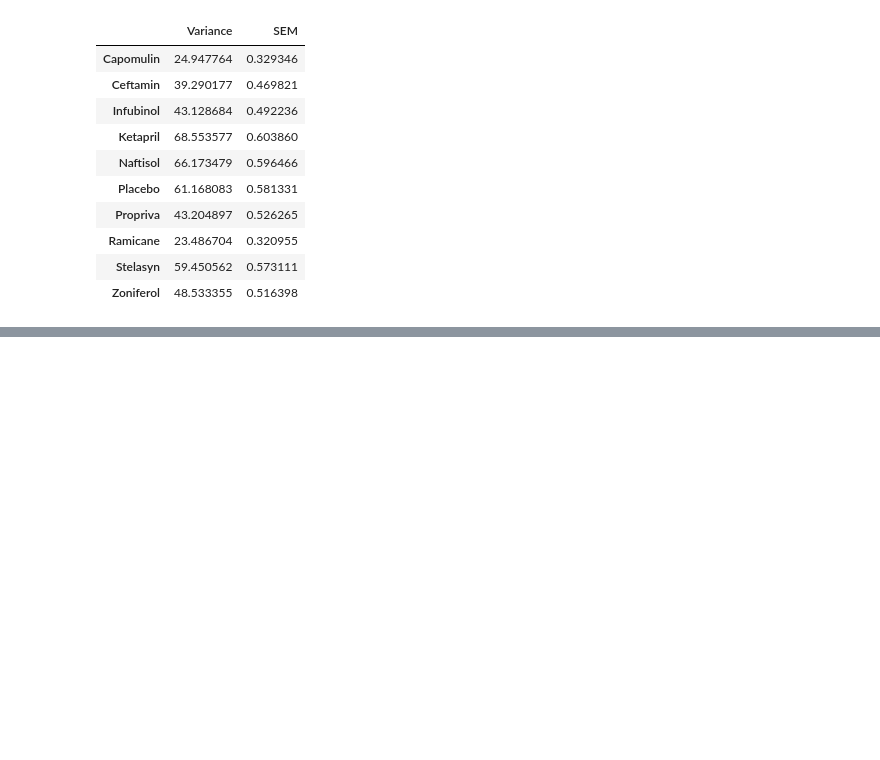
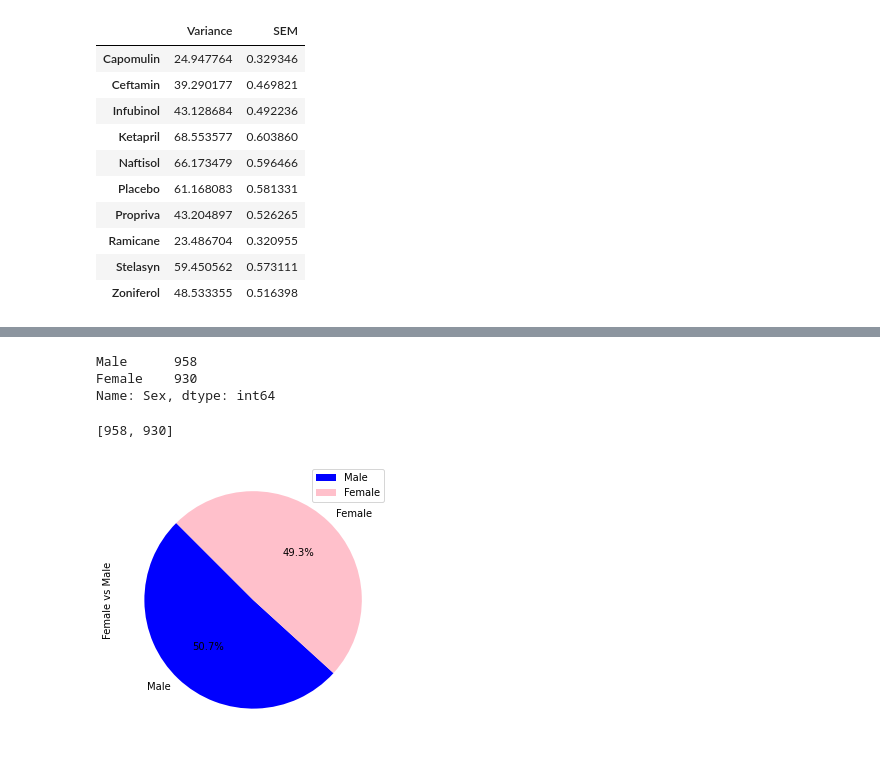
Before and after one commit to IrinaGV/Matplotlib-The-Power-of-Plots, a Jupyter notebook: Matplotlib Assignment.ipynb, the cells around one changed output, grey strips where cells are left out. Drawn from its saved outputs; the diff is of its cells as text; code cells hidden in the pictures; blank space fills up the shorter version.

```diff
--- a/Matplotlib Assignment.ipynb
+++ b/Matplotlib Assignment.ipynb
@@ -186,0 +265,23 @@ var_semDF
+# %%
+count = merge_df['Sex'].value_counts()
+count
+# %% [output]
+Male      958
+Female    930
+Name: Sex, dtype: int64
+# %%
+
+list(merge_df['Sex'].value_counts())
+# %% [output]
+[958, 930]
+# %%
+male = list(merge_df['Sex'].value_counts())[0]
+female = list(merge_df['Sex'].value_counts())[1]
+# %%
+# a pie plot showing the distribution of female versus male mice using Pandas
+male_femaleDF = pd.DataFrame({'Female vs Male':[male, female] }, index = ['Male','Female'])
+
+
+plot = male_femaleDF.plot.pie(y = 'Female vs Male',figsize=(5, 5),autopct='%1.1f%%',startangle=135,colors = ['blue','pink'])
+# %% [output]
+[figure, added]
```
Also changed, not shown: parts of 16 cells of this notebook.
